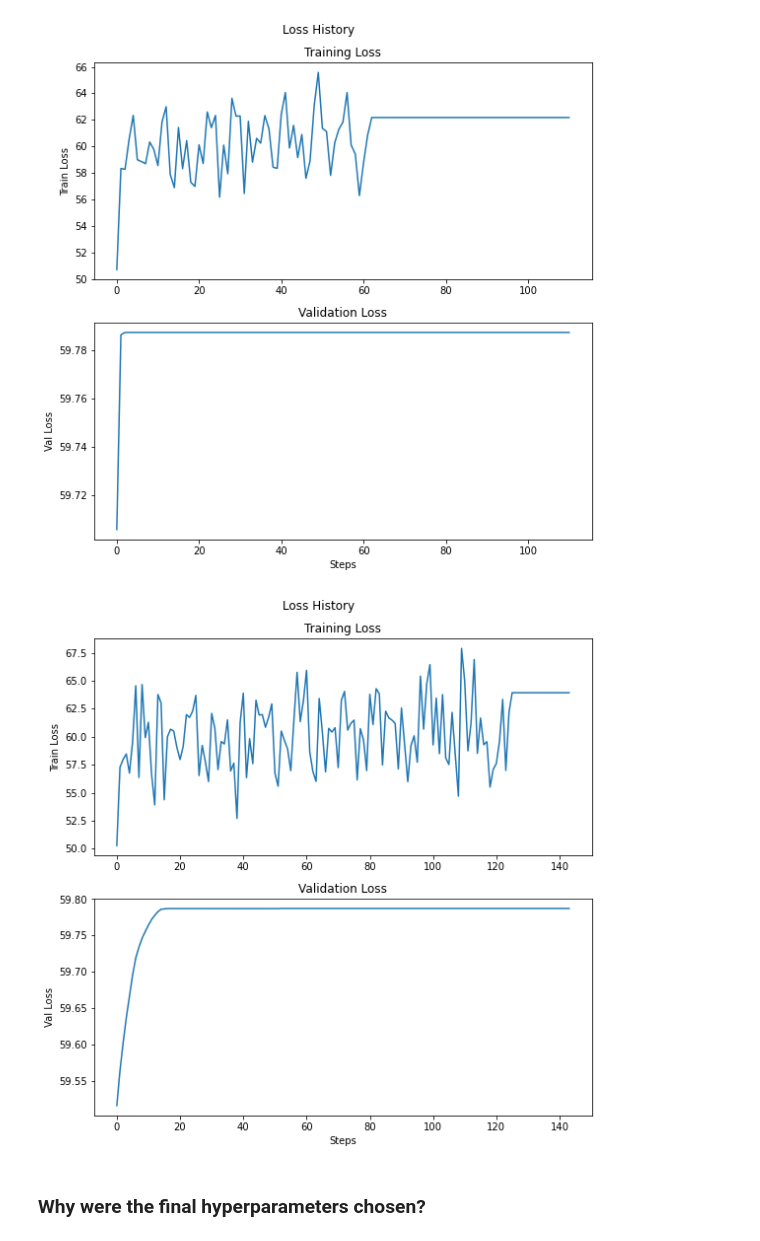
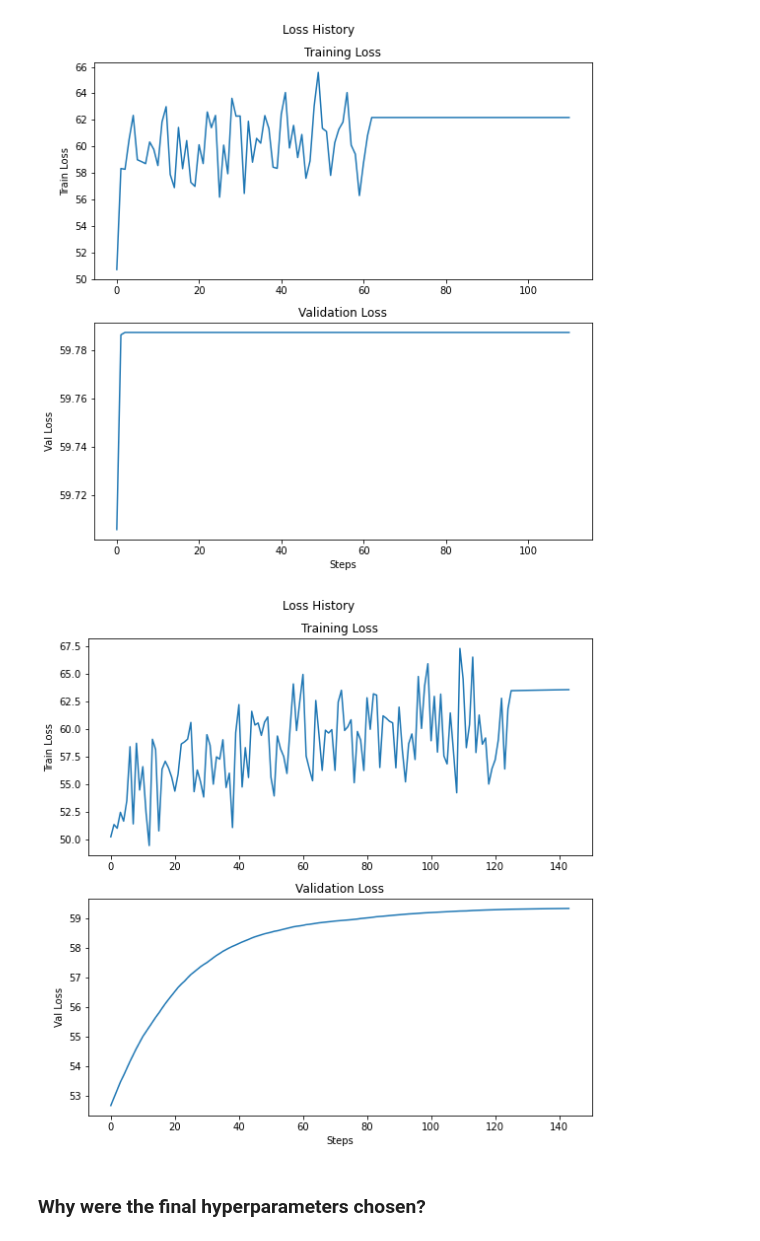
Before and after one commit to gramey02/project7, a Jupyter notebook: nn/Autoencoder.ipynb, the cells around one changed output. Saved outputs shown, nothing was run; the diff lists cells and outputs as text; code cells hidden in the pictures.

```diff
--- a/nn/Autoencoder.ipynb
+++ b/nn/Autoencoder.ipynb
@@ -42,11 +42,11 @@ nn_arch = [{'input_dim': 64, 'output_dim': 16, 'activation': 'relu'},
            {'input_dim': 16, 'output_dim': 64, 'activation': 'relu'}]
 
 ae = NeuralNetwork(nn_arch,
-                   lr = 0.05,
+                   lr = 0.0001,
                    seed=42,
                    batch_size = 10,
                    epochs=100,
-                   loss_function = "mean squared error")s
+                   loss_function = "mean squared error")
 # %% [markdown]
 ### Train autoencoder on training data
 # %%
@@ -94,12 +94,12 @@ plot_loss_history(per_epoch_loss_train2, per_epoch_loss_val2)
 [figure]
 # %%
 ae3 = NeuralNetwork(nn_arch,
-                   lr = 0.01,
+                   lr = 0.0001,
                    seed=42,
                    batch_size = 10,
                    epochs=20,
                    loss_function = "mean squared error")
 per_epoch_loss_train3, per_epoch_loss_val3 = ae3.fit(X_train, X_train, X_val, X_val)
 plot_loss_history(per_epoch_loss_train3, per_epoch_loss_val3)
 # %% [output]
-[figure, old version]
+[figure, new version]
```
Also changed, not shown: parts of 2 cells of this notebook.
